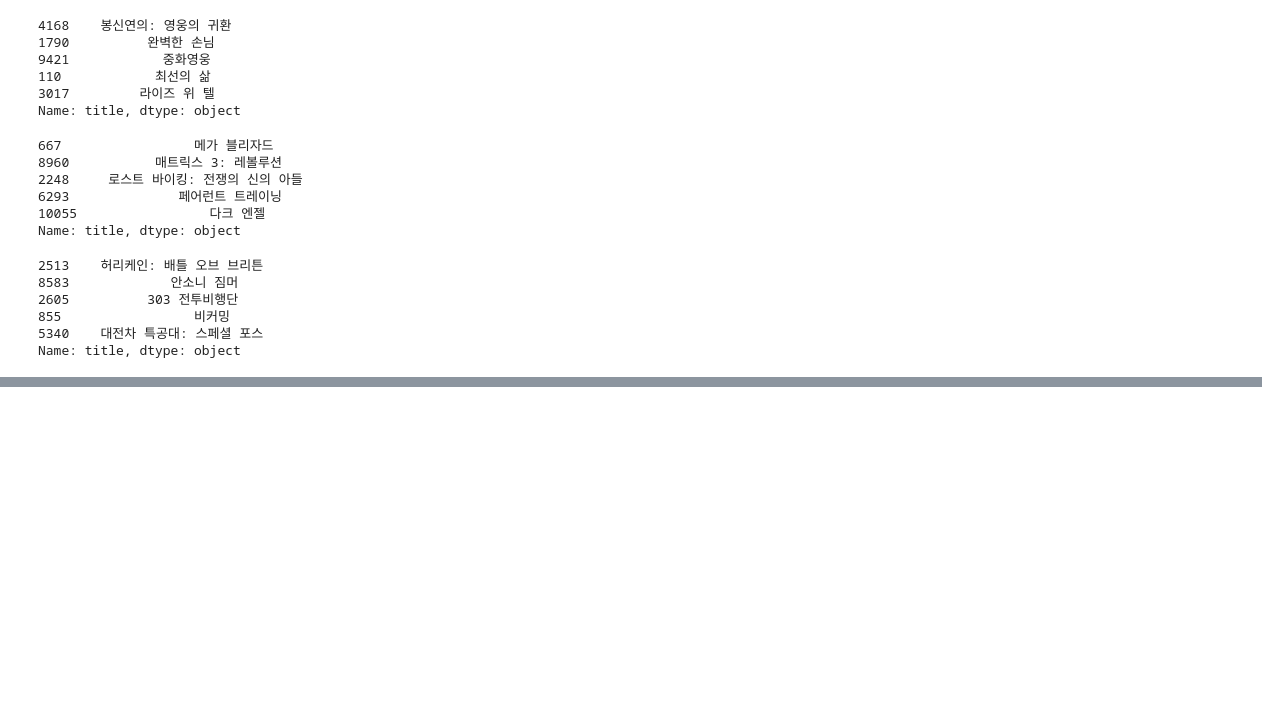
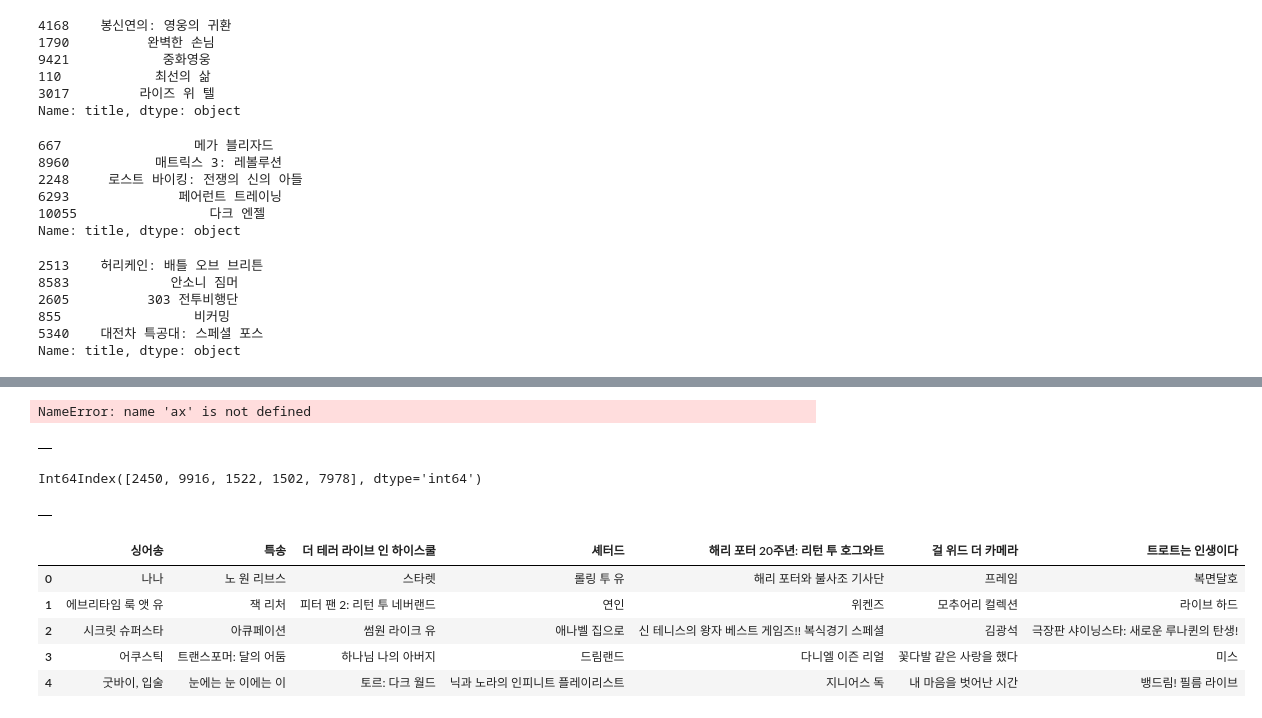
Before and after one commit to 0jipy/project_JI, a Jupyter notebook: 0.Model/01.model.ipynb, the cells around one changed output, grey strips where cells are left out. Drawn from its saved outputs; the diff is of its cells as text; code cells hidden in the pictures; blank space fills up the shorter version.

```diff
--- a/0.Model/01.model.ipynb
+++ b/0.Model/01.model.ipynb
@@ -616,0 +676,3 @@ Name: title, dtype: object
+# %%
+for i in ['atr', 'aar', 'aab']:
+    print('a' + i)
@@ -616,0 +713,58 @@ Name: title, dtype: object
+# %%
+# 반복문으로 DF 컬럼 채우기
+df_temp = pd.DataFrame()
+
+for i in idx:
+    df_rec = pd.DataFrame()
+    df_temp = df_temp.append(df_rec, ax)
+# %% [output]
+NameError: name 'ax' is not defined
+# %%
+df_result = pd.DataFrame()
+# %%
+# type(get_recommendation(영화제목)) : 판다스의 시리즈
+# index_movie = [lambda x]
+for i in alist:
+    try:
+        # series = get_recommendation(i)
+        # tt = pd.DataFrame(series).transpose
+        tt = pd.DataFrame(get_recommendation(i)).T
+
+        # pd.DataFrame([])
+        # print(i)
+        # temp = series
+        pd.concat([df_result, tt])
+        # df_result[f'{i}'] = temp
+    except:
+        pass
+df_result
+# %% [output]
+|  |
+# %%
+s.index_re
+# %% [output]
+Int64Index([2450, 9916, 1522, 1502, 7978], dtype='int64')
+# %%
+conca
+# %% [output]
+|  |
+# %%
+df_result = pd.DataFrame()
+for i in alist[0:7]:
+    df_result
+    s = pd.DataFrame(get_recommendation(i))
+    s.columns = [i]
+    # s.rename(columns={'title':i})
+    s.reset_index(drop=True, inplace=True)
+    # print(s)
+    df_result = pd.concat([df_result, s], axis=1)
+df_result.head()
+
+# df.rename(columns={'Before':'After'})
+# %% [output]
+|  | 싱어송 | 특송 | 더 테러 라이브 인 하이스쿨 | 셰터드 | 해리 포터 20주년: 리턴 투 호그와트 | 걸 위드 더 카메라 | 트로트는 인생이다 |
+| 0 | 나나 | 노 원 리브스 | 스타렛 | 롤링 투 유 | 해리 포터와 불사조 기사단 | 프레임 | 복면달호 |
+| 1 | 에브리타임 룩 앳 유 | 잭 리처 | 피터 팬 2: 리턴 투 네버랜드 | 연인 | 위켄즈 | 모추어리 컬렉션 | 라이브 하드 |
+| 2 | 시크릿 슈퍼스타 | 아큐페이션 | 썸원 라이크 유 | 애나벨 집으로 | 신 테니스의 왕자 베스트 게임즈!! 복식경기 스페셜 | 김광석 | 극장판 샤이닝스타: 새로운 루나퀸의 탄생! |
+| 3 | 어쿠스틱 | 트랜스포머: 달의 어둠 | 하나님 나의 아버지 | 드림랜드 | 다니엘 이즌 리얼 | 꽃다발 같은 사랑을 했다 | 미스 |
+| 4 | 굿바이, 입술 | 눈에는 눈 이에는 이 | 토르: 다크 월드 | 닉과 노라의 인피니트 플레이리스트 | 지니어스 독 | 내 마음을 벗어난 시간 | 뱅드림! 필름 라이브 |
```
Also changed, not shown: parts of 61 cells of this notebook.
